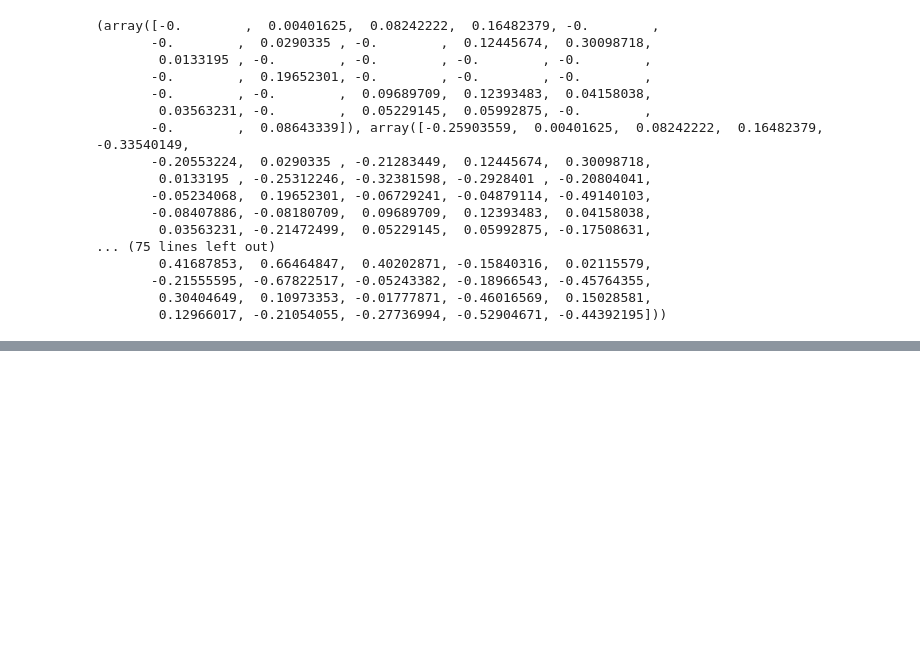
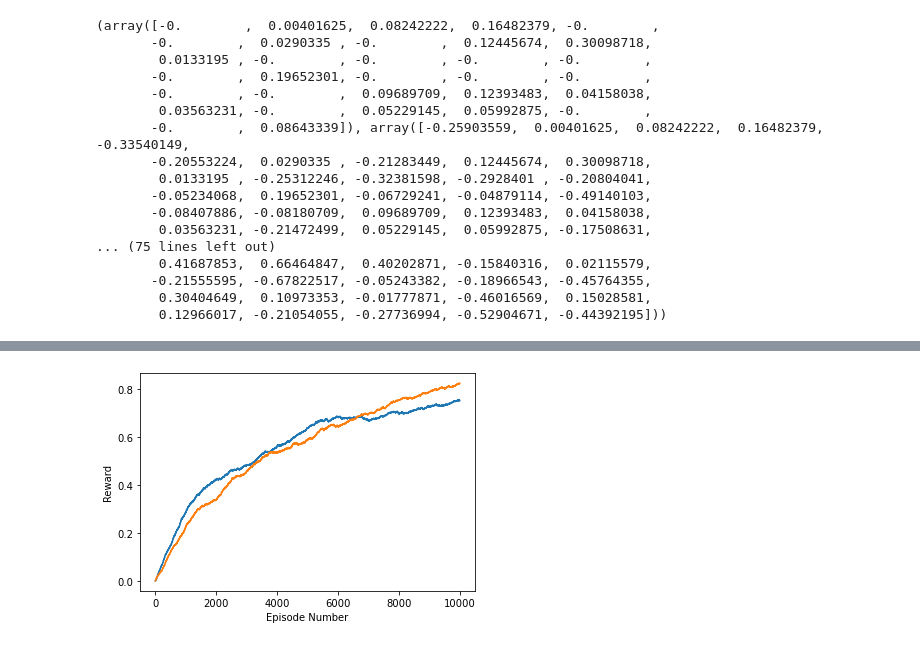
Before and after one commit to thomasdavies2000/Reinforcement-Learning-Chess-Player, a Jupyter notebook: Assignment.ipynb, the cells around one changed output, grey strips where cells are left out. Saved outputs shown, nothing was run; the diff lists cells and outputs as text; code cells hidden in the pictures; blank space fills up the shorter version.

```diff
--- a/Assignment.ipynb
+++ b/Assignment.ipynb
@@ -430,2 +435,19 @@ plt.show()
 # %%
-plots = [q_learning_default_100k]
+# INITIALISE THE PARAMETERS OF YOUR NEURAL NETWORK AND...
+# PLEASE CONSIDER TO USE A MASK OF ONE FOR THE ACTION MADE AND ZERO OTHERWISE IF YOU ARE NOT USING VANILLA GRADIENT DESCENT...
+# WE SUGGEST A NETWORK WITH ONE HIDDEN LAYER WITH SIZE 200.
+
+S, X, W1,W2,bias_W1,bias_W2=Init_network()
+
+# HYPERPARAMETERS SUGGESTED (FOR A GRID SIZE OF 4)
+
+epsilon_0 = 0.2     # STARTING VALUE OF EPSILON FOR THE EPSILON-GREEDY POLICY
+beta = 0.00005      # THE PARAMETER SETS HOW QUICKLY THE VALUE OF EPSILON IS DECAYING (SEE epsilon_f BELOW)
+gamma = 0.85        # THE DISCOUNT FACTOR
+eta = 0.0035        # THE LEARNING RATE
+
+N_episodes = 10000 # THE NUMBER OF GAMES TO BE PLAYED
+# s
+# SAVING VARIABLES
+R_save_q = np.zeros([N_episodes, 1])
+N_moves_save_q = np.zeros([N_episodes, 1])
@@ -431,0 +569,15 @@ plots = [q_learning_default_100k]
+# %%
+alpha = 0.001
+ema_q = np.zeros_like(R_save_q)  # Initialize an array for EMA values
+ema_q[0] = R_save_q[0]  # Set the initial EMA value equal to the first data point
+for i in range(1, len(R_save_q)):
+    ema_q[i] = alpha * R_save_q[i] + (1 - alpha) * ema_q[i-1]
+
+fig=plt.subplots(1,1)
+plt.plot(np.sum(ema_q,1))
+plt.plot(np.sum(ema,1))
+plt.xlabel('Episode Number')
+plt.ylabel('Reward')
+plt.show()
+# %% [output]
+[figure, added]
```
Also changed, not shown: parts of 8 cells of this notebook.
